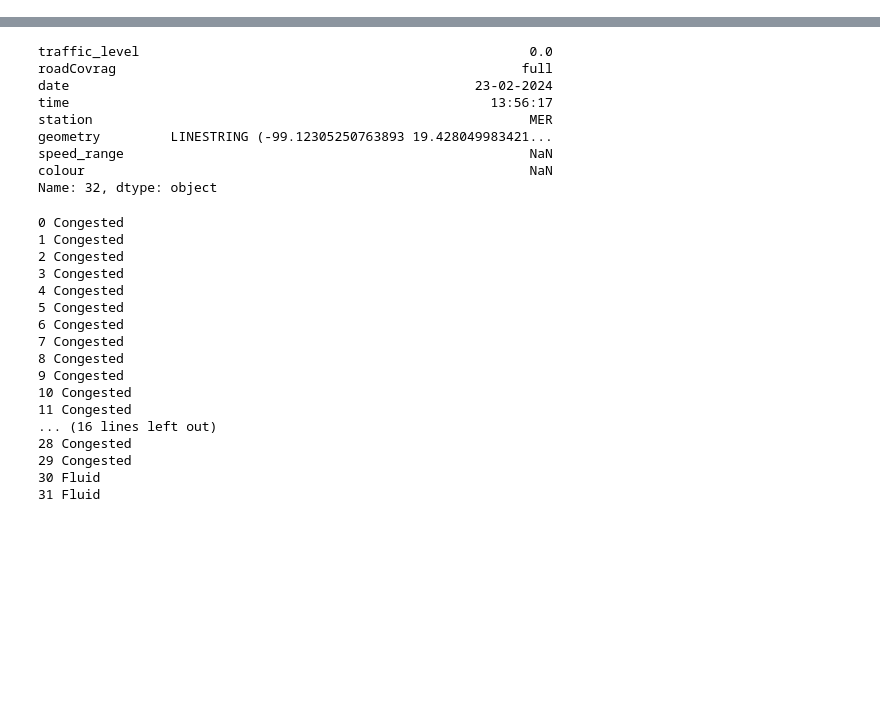
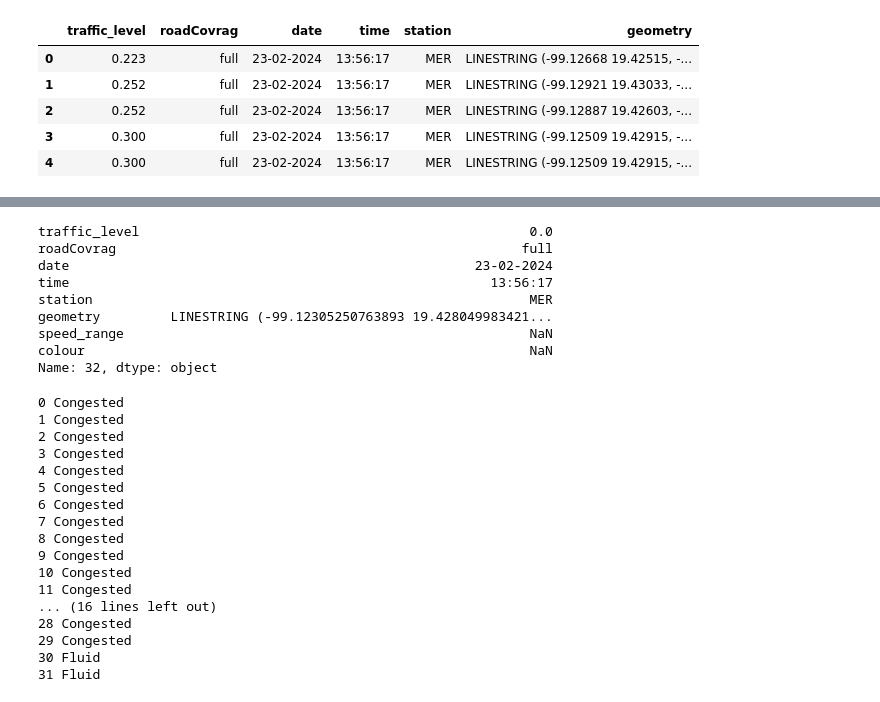
Before and after one commit to vlegaria/air_pollution, a Jupyter notebook: traffic_flow/vector/streets_as_graph.ipynb, the cells around one changed output, grey strips where cells are left out. Saved outputs shown, nothing was run; the diff lists cells and outputs as text; code cells hidden in the pictures; blank space fills up the shorter version.

```diff
--- a/traffic_flow/vector/streets_as_graph.ipynb
+++ b/traffic_flow/vector/streets_as_graph.ipynb
@@ -17,6 +17,15 @@ stations = pd.read_csv(stations_dir)
 dir = "C:/Users/valer/Documents/CIC/doctorado/air_pollution_data/traffic_EMCAS/traffic_SAC.csv"
 dir = "C:/Users/valer/Documents/CIC/doctorado/air_pollution_data/geojsons/Recolectados por mas tiempo/datos_trafico_MER.geojson"
 df = gpd.read_file(dir)
+# %%
+df.head()
+# %% [output]
+|  | traffic_level | roadCovrag | date | time | station | geometry |
+| 0 | 0.223 | full | 23-02-2024 | 13:56:17 | MER | LINESTRING (-99.12668 19.42515, -... |
+| 1 | 0.252 | full | 23-02-2024 | 13:56:17 | MER | LINESTRING (-99.12921 19.43033, -... |
+| 2 | 0.252 | full | 23-02-2024 | 13:56:17 | MER | LINESTRING (-99.12887 19.42603, -... |
+| 3 | 0.300 | full | 23-02-2024 | 13:56:17 | MER | LINESTRING (-99.12509 19.42915, -... |
+| 4 | 0.300 | full | 23-02-2024 | 13:56:17 | MER | LINESTRING (-99.12509 19.42915, -... |
 # %%
 station = "MER"
 folder = "traffic_images/"+station+"/"
```
Also changed, not shown: parts of 1 cell of this notebook.
